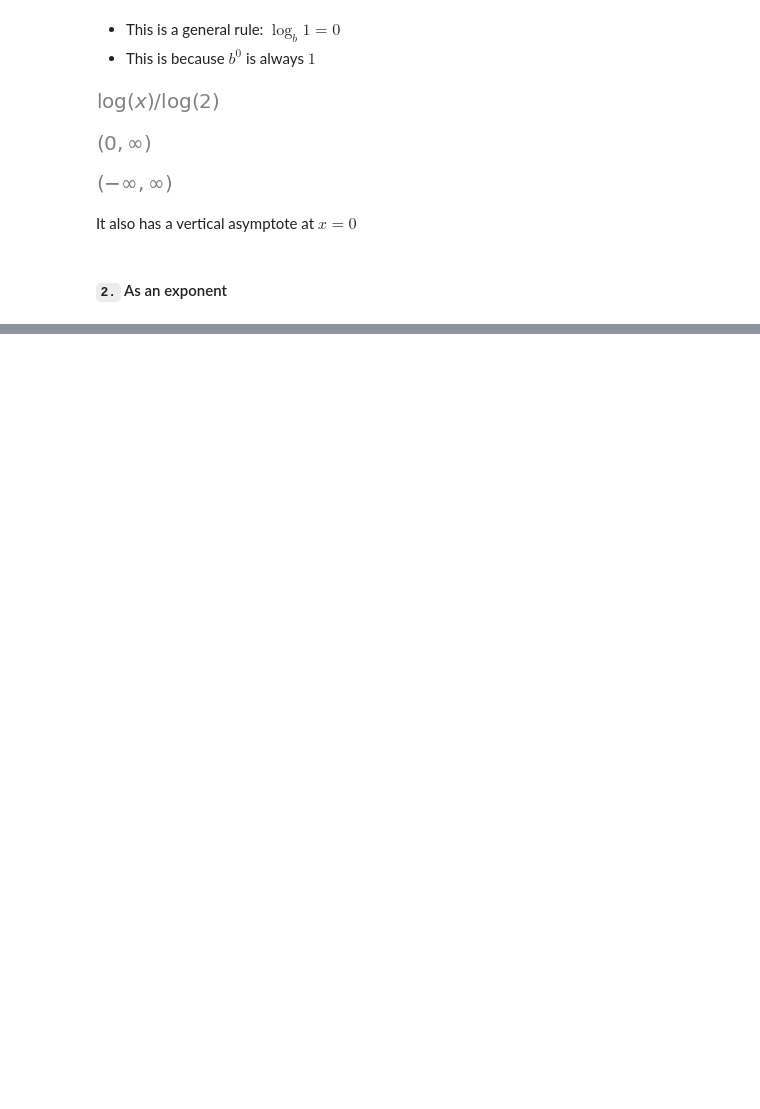
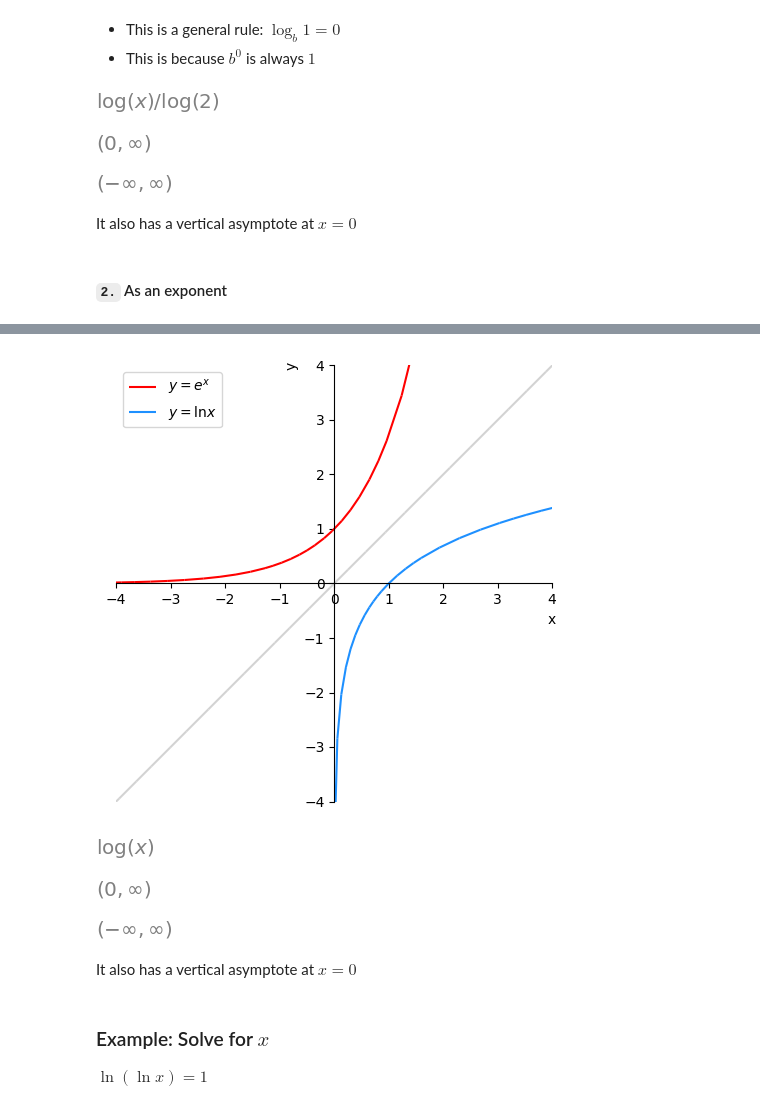
Before and after one commit to PaulToronto/Johns-Hopkins-Coursera-Applied-Calculus-With-Python, a Jupyter notebook: 2_2_Exponential_and_Logarithmic_Functions.ipynb, the cells around one changed output, grey strips where cells are left out. Cells and saved outputs as stored; diff of their text form; code cells hidden in the pictures; blank space fills up the shorter version.

```diff
--- a/2_2_Exponential_and_Logarithmic_Functions.ipynb
+++ b/2_2_Exponential_and_Logarithmic_Functions.ipynb
@@ -435,0 +496,25 @@ It also has a vertical asymptote at $x = 0$
+# %%
+p = sym.plot(sym.exp(1)**x, sym.log(x, sym.exp(1)), x,
+             xlim=(-4, 4), ylim=(-4, 4),
+             aspect_ratio=(1, 1), ylabel='y',
+             legend=True, show=False)
+
+p[0].line_color = 'red'
+p[0].label = '$y = ' + sym.latex(p[0].expr) + '$'
+
+p[1].line_color = 'dodgerblue'
+p[1].label = '$y = \ln{x}$'
+
+p[2].line_color = 'lightgray'
+p[2].label = None
+
+plt.rcParams['legend.loc'] = 'upper left'
+p.show()
+plt.rcParams.update(plt.rcParamsDefault)
+# %% [output]
+[figure, added]
+# %%
+expr = sym.log(x, sym.exp(1))
+expr
+# %% [output]
+[figure, added]
@@ -435,0 +528,14 @@ It also has a vertical asymptote at $x = 0$
+# %%
+domain
+# %% [output]
+[figure, added]
+# %%
+range
+# %% [output]
+[figure, added]
+# %% [markdown]
+It also has a vertical asymptote at $x = 0$
+# %% [markdown]
+### Example: Solve for $x$
+
+$\ln\left({\ln{x}}\right) = 1$
```
Also changed, not shown: parts of 31 cells of this notebook.
